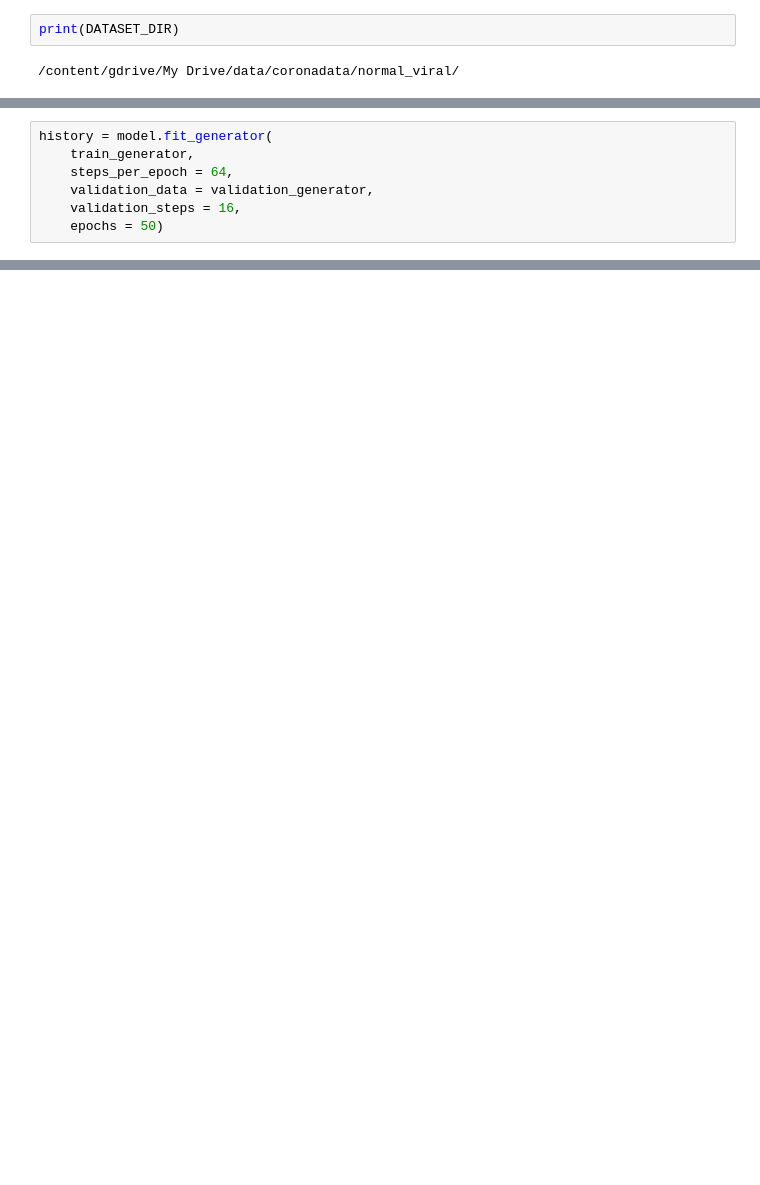
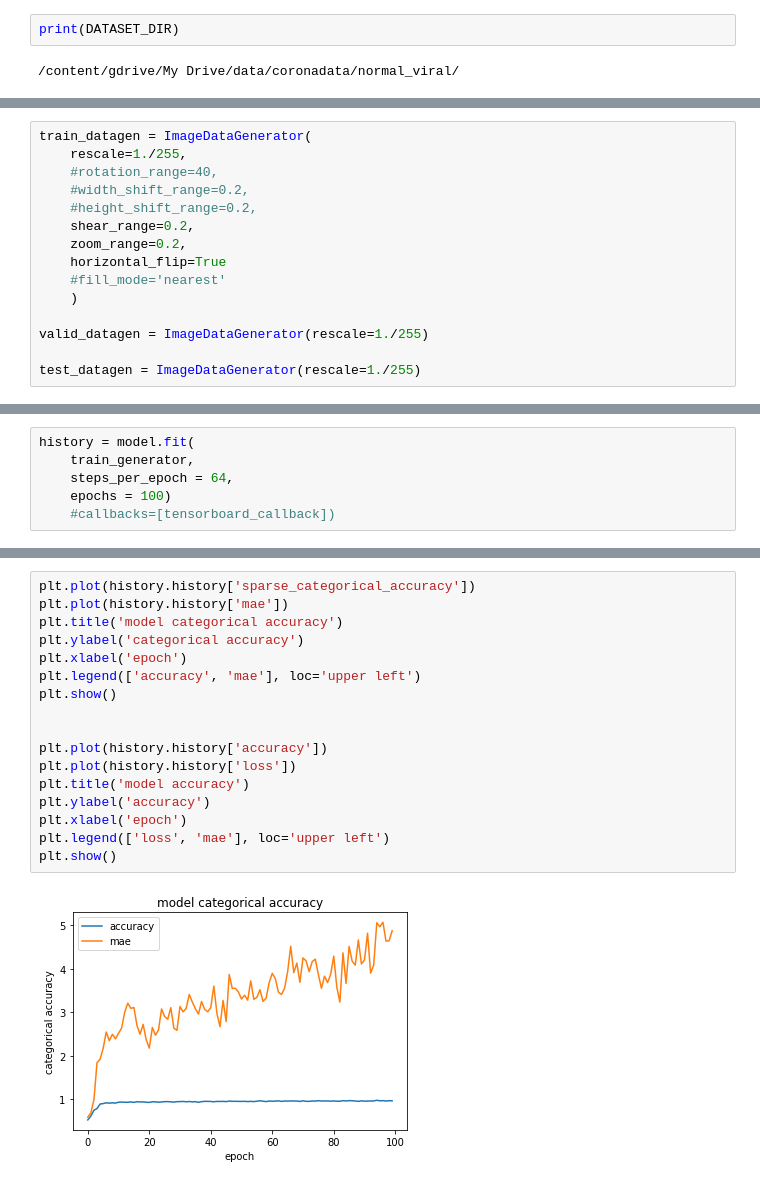
Before and after one commit to brianfarrelly/final_capstone, a Jupyter notebook: viral_pneumonia_xrays.ipynb, the cells around one changed output, grey strips where cells are left out. Saved outputs shown, nothing was run; the diff lists cells and outputs as text; blank space fills up the shorter version.

```diff
--- a/viral_pneumonia_xrays.ipynb
+++ b/viral_pneumonia_xrays.ipynb
@@ -193,7 +138,0 @@ Found 400 images belonging to 2 classes.
-# %%
-history = model.fit_generator(
-    train_generator,
-    steps_per_epoch = 64,
-    validation_data = validation_generator,
-    validation_steps = 16,
-    epochs = 50)
@@ -310,0 +139,15 @@ Saved model to disk
+# %%
+train_datagen = ImageDataGenerator(
+    rescale=1./255,
+    #rotation_range=40,
+    #width_shift_range=0.2,
+    #height_shift_range=0.2,
+    shear_range=0.2,
+    zoom_range=0.2,
+    horizontal_flip=True
+    #fill_mode='nearest'
+    )
+
+valid_datagen = ImageDataGenerator(rescale=1./255)
+
+test_datagen = ImageDataGenerator(rescale=1./255)
@@ -310,0 +251,6 @@ Saved model to disk
+# %%
+history = model.fit(
+    train_generator,
+    steps_per_epoch = 64,
+    epochs = 100)
+    #callbacks=[tensorboard_callback])
@@ -310,0 +275,19 @@ Saved model to disk
+# %%
+plt.plot(history.history['sparse_categorical_accuracy'])
+plt.plot(history.history['mae'])
+plt.title('model categorical accuracy')
+plt.ylabel('categorical accuracy')
+plt.xlabel('epoch')
+plt.legend(['accuracy', 'mae'], loc='upper left')
+plt.show()
+
+
+plt.plot(history.history['accuracy'])
+plt.plot(history.history['loss'])
+plt.title('model accuracy')
+plt.ylabel('accuracy')
+plt.xlabel('epoch')
+plt.legend(['loss', 'mae'], loc='upper left')
+plt.show()
+# %% [output]
+[figure, added]
```
Also changed, not shown: parts of 54 cells of this notebook.
